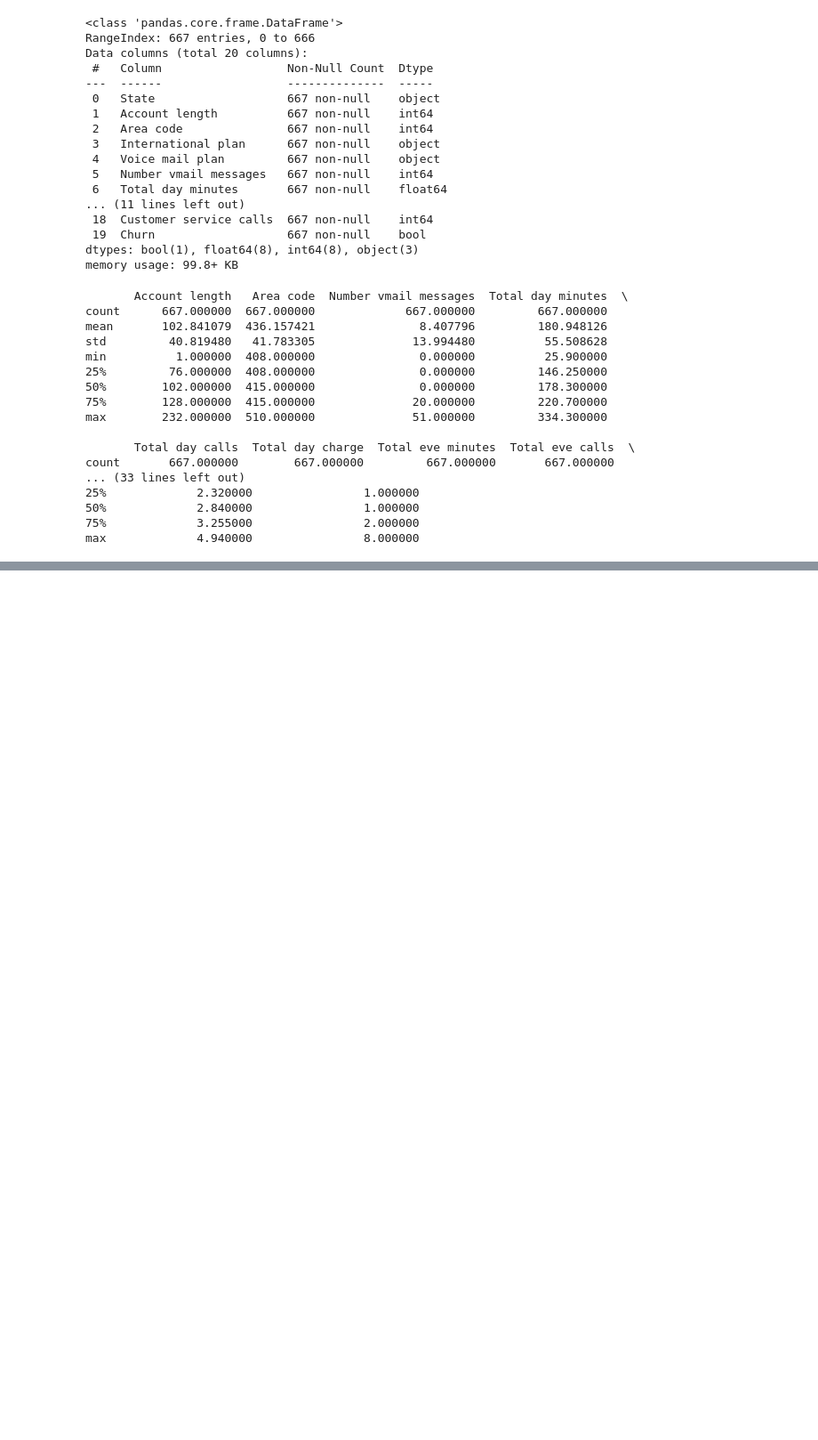
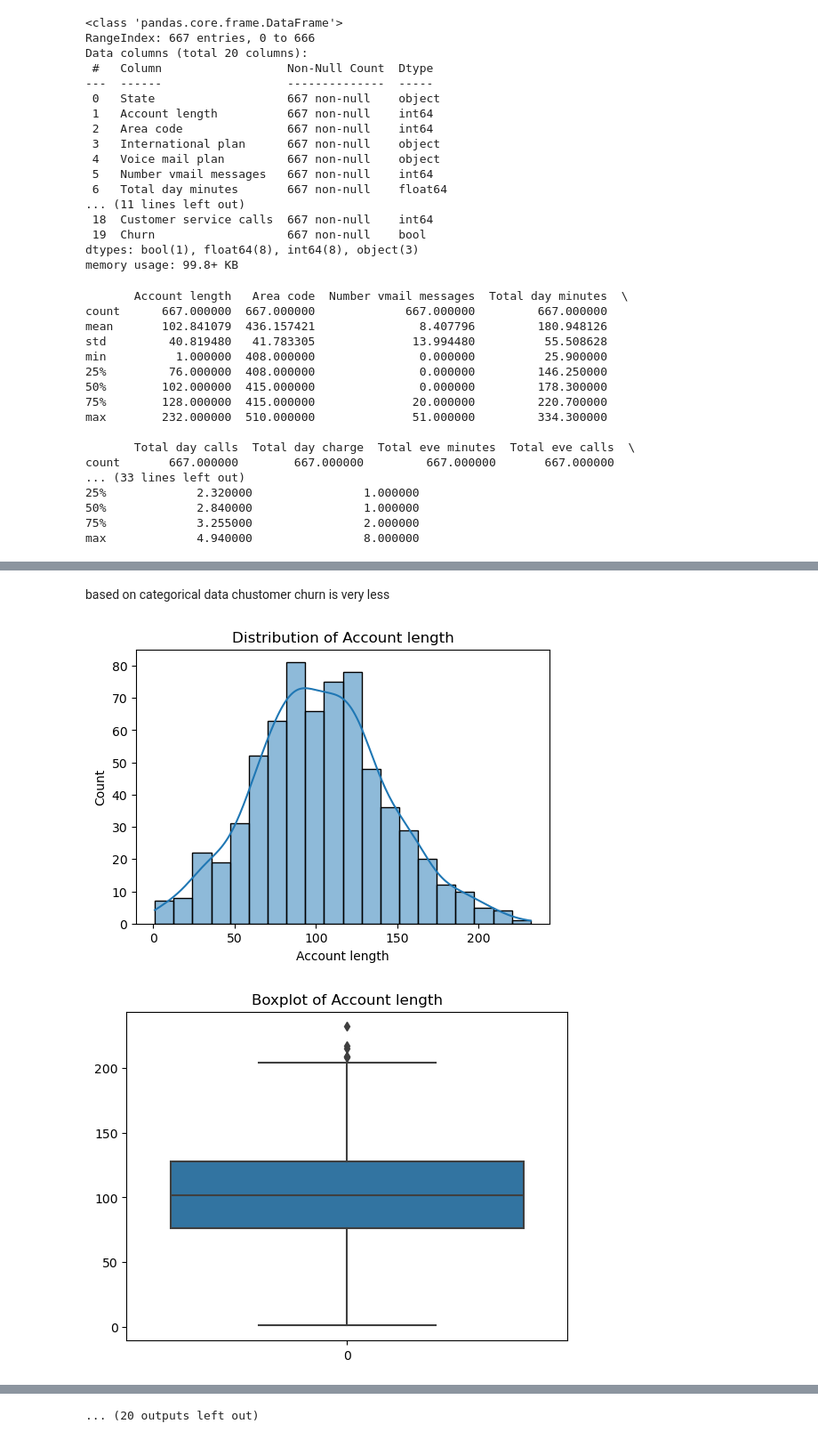
Before and after one commit to karthik-009g/EDA-customer_Churn-project, a Jupyter notebook: Telecom churn analysis.ipynb, the cells around one changed output, grey strips where cells are left out. Shown: that part at 89% size. Saved outputs shown, nothing was run; the diff lists cells and outputs as text; code cells hidden in the pictures; blank space fills up the shorter version.

```diff
--- a/Telecom churn analysis.ipynb
+++ b/Telecom churn analysis.ipynb
@@ -106,0 +227,15 @@ max             4.940000                8.000000
+# %% [markdown]
+based on categorical data chustomer churn is very less
+# %%
+#numerical data visualization
+for col in num:
+    plt.figure(figsize=(6,4))
+    sns.histplot(data[col],kde=True)
+    plt.title(f'Distribution of {col}')
+    plt.show()
+    sns.boxplot(data[col])
+    plt.title(f'Boxplot of {col}')
+    plt.show()
+# %% [output]
+[figure, added]
+[figure, added]
@@ -106,0 +252 @@ max             4.940000                8.000000
+... (20 outputs left out)
```
Also changed, not shown: parts of 20 cells of this notebook.
